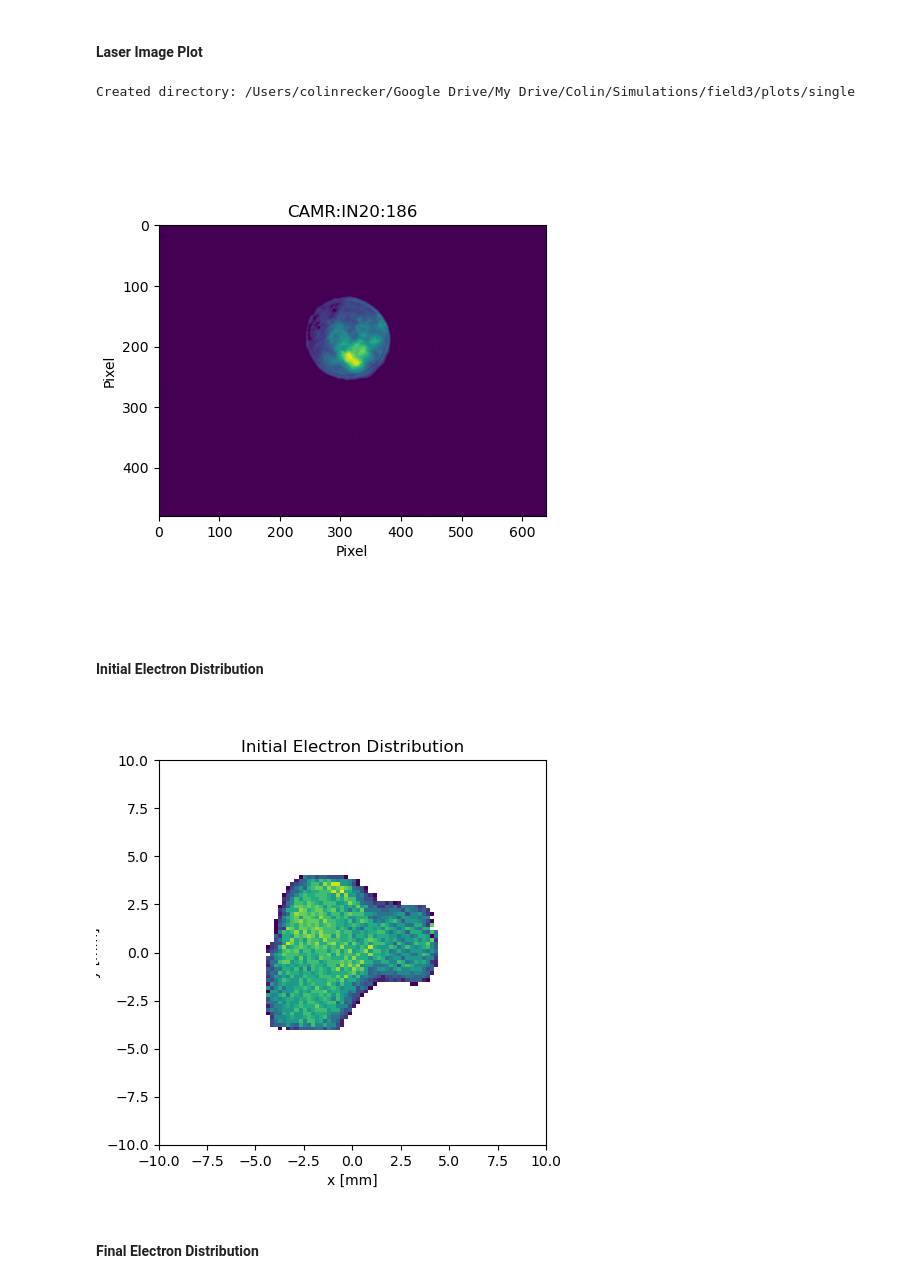
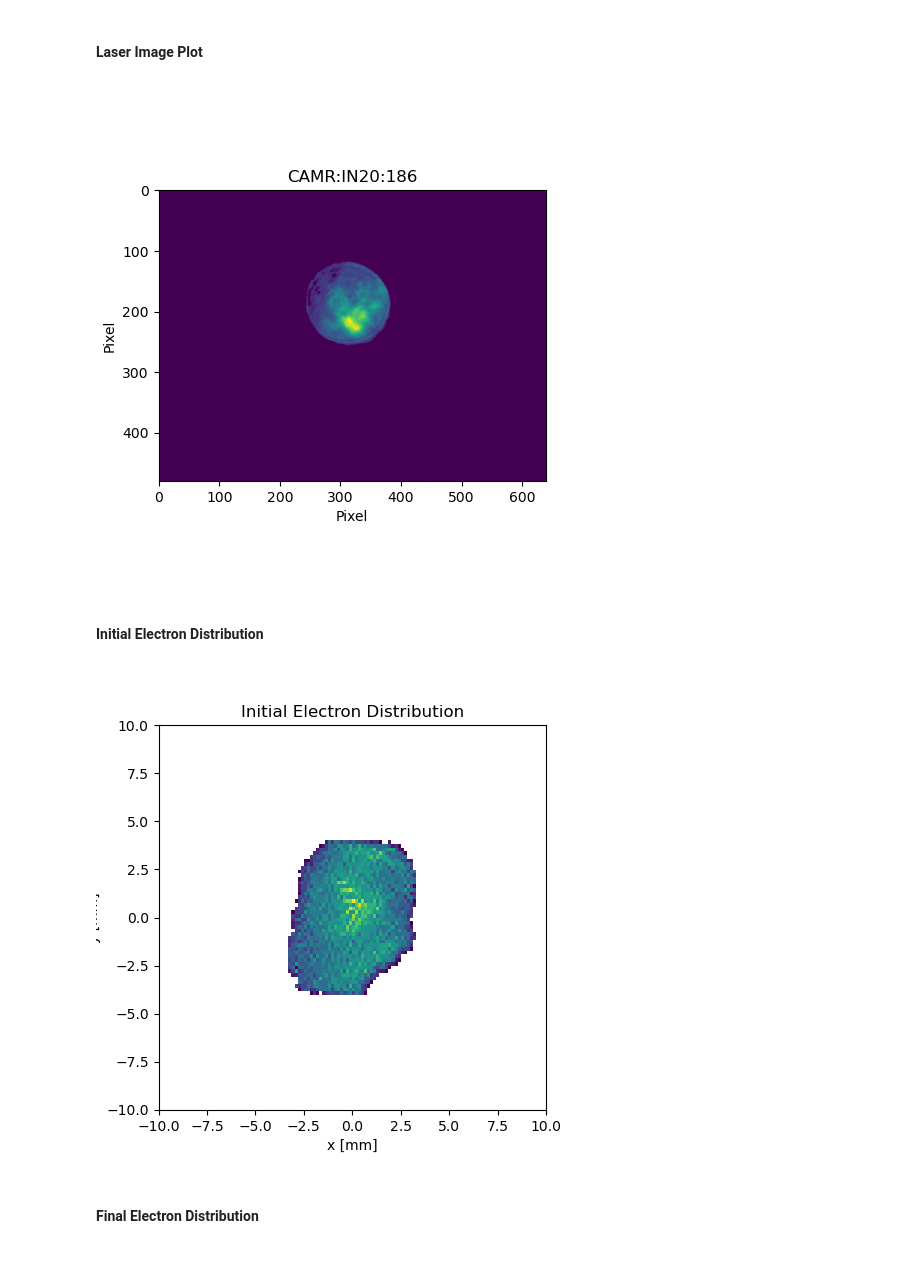
Before and after one commit to slaclab/xta, a Jupyter notebook: examples/single_run_example.ipynb, the cells around one changed output. Drawn from its saved outputs; the diff is of its cells as text; code cells hidden in the pictures.

Commit message:
restructure plots module

```diff
--- a/examples/single_run_example.ipynb
+++ b/examples/single_run_example.ipynb
@@ -28,7 +28,7 @@ os.chdir(xta_path)
 sim_path = '/Users/colinrecker/Google Drive/My Drive/Colin/Simulations'
 
 #Defining tumor scan path and scrape name of file
-init_dcm_path = os.path.join(sim_path, 'inputs', 'Fluence Maps Anon', 'Field 3 Anon', 'field3.dcm')
+init_dcm_path = os.path.join(sim_path, 'inputs', 'Fluence Maps Anon', 'Field 1 Anon', 'field1.dcm')
 
 #Defining vcc laser images path
 vcc_path = os.path.join(sim_path, 'inputs', 'laser_mat_images', '*.mat')
@@ -74,16 +70,15 @@ field1.archive(f'B={field1.astra.input["solenoid"]["maxb(1)"]}')
 # %% [markdown]
 #### Laser Image Plot
 # %%
-field1.plot.single('laser_image', close=False)
+field1.plot('laser_image', close=False)
 # %% [output]
-Created directory: /Users/colinrecker/Google Drive/My Drive/Colin/Simulations/field3/plots/single
 [figure]
 # %% [markdown]
 #### Initial Electron Distribution
 # %%
-field1.plot.single('initial_dist', save=True, close=False)
+field1.plot('initial_dist', save=True, close=False)
 # %% [output]
-[figure, old version]
+[figure, new version]
 # %% [markdown]
 #### Final Electron Distribution
 # %%
```
Also changed, not shown: parts of 10 cells of this notebook, 5 other files.
